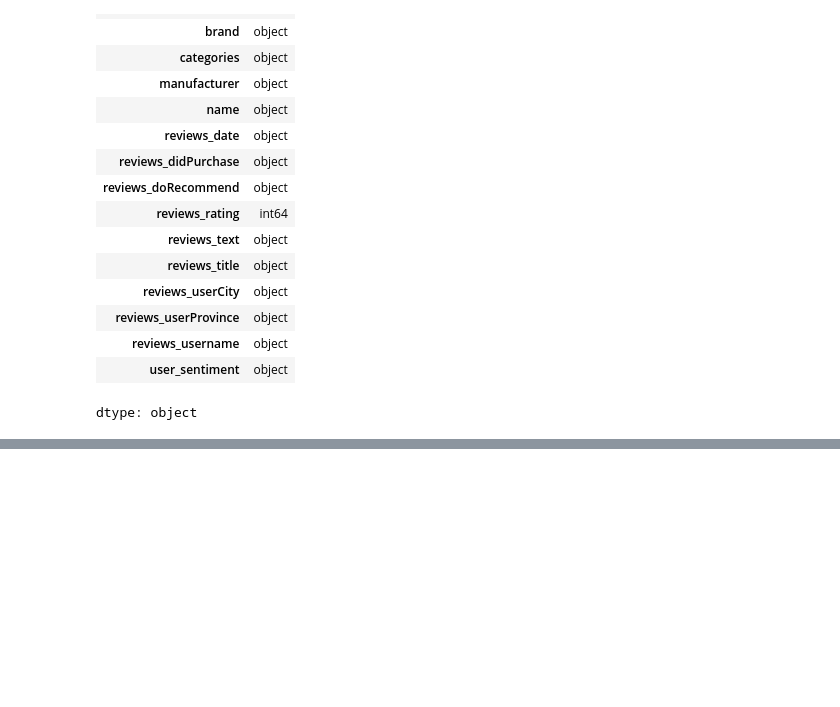
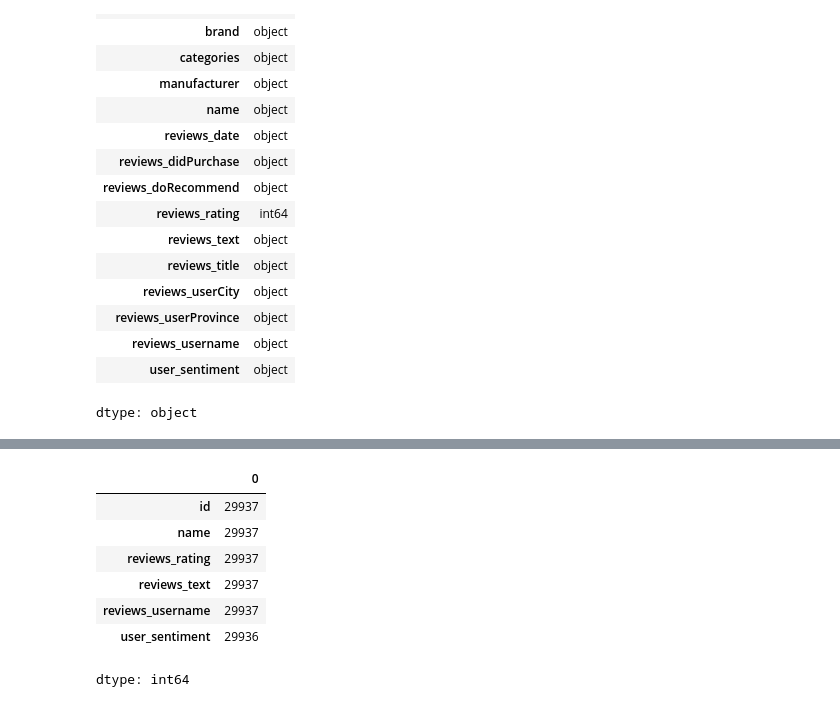
Before and after one commit to ayanmitra2021/GenAI_Capstone_Project, a Jupyter notebook: GenAI_Capstone_Project.ipynb, the cells around one changed output, grey strips where cells are left out. Drawn from its saved outputs; the diff is of its cells as text; code cells hidden in the pictures; blank space fills up the shorter version.

```diff
--- a/GenAI_Capstone_Project.ipynb
+++ b/GenAI_Capstone_Project.ipynb
@@ -79,0 +91,24 @@ extract_review_df.head()
+# %%
+# Find those reviews from the extract_review_df where the reviews_username is blank, empty, or NaN, and then remove those rows from the dataset
+blank_username_rows = extract_review_df[
+    extract_review_df['reviews_username'].isnull() |
+    extract_review_df['reviews_username'].str.strip().eq('')
+]
+
+# Remove rows with blank usernames
+extract_review_df = extract_review_df[
+    ~(extract_review_df['reviews_username'].isnull() |
+      extract_review_df['reviews_username'].str.strip().eq(''))
+]
+
+#Check the count of the dataframe
+extract_review_df.count()
+# %% [output]
+|  | 0 |
+| id | 29937 |
+| name | 29937 |
+| reviews_rating | 29937 |
+| reviews_text | 29937 |
+| reviews_username | 29937 |
+| user_sentiment | 29936 |
+dtype: int64
```
Also changed, not shown: parts of 2 cells of this notebook.
